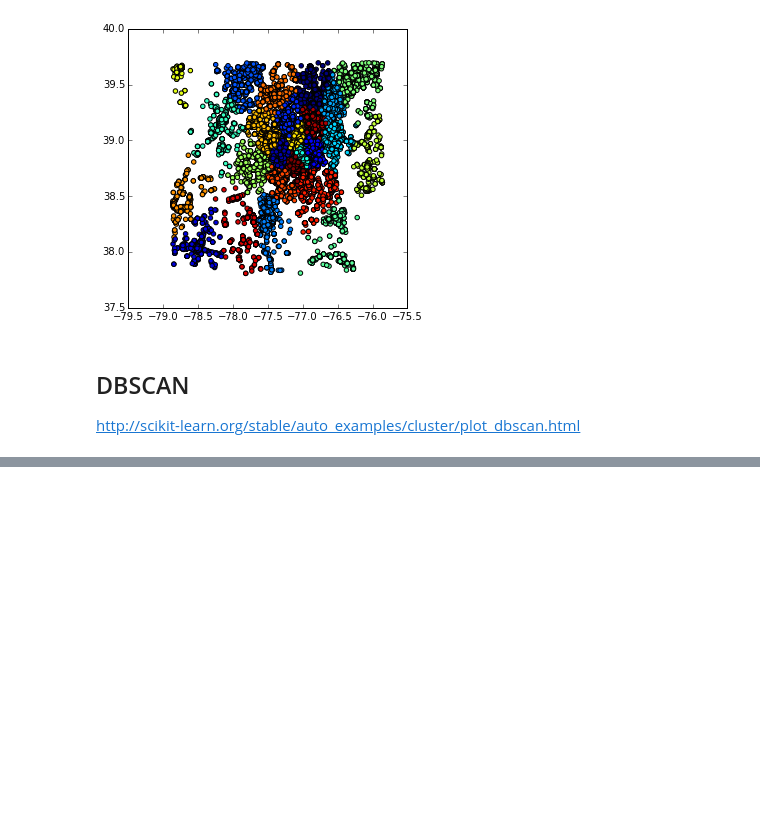
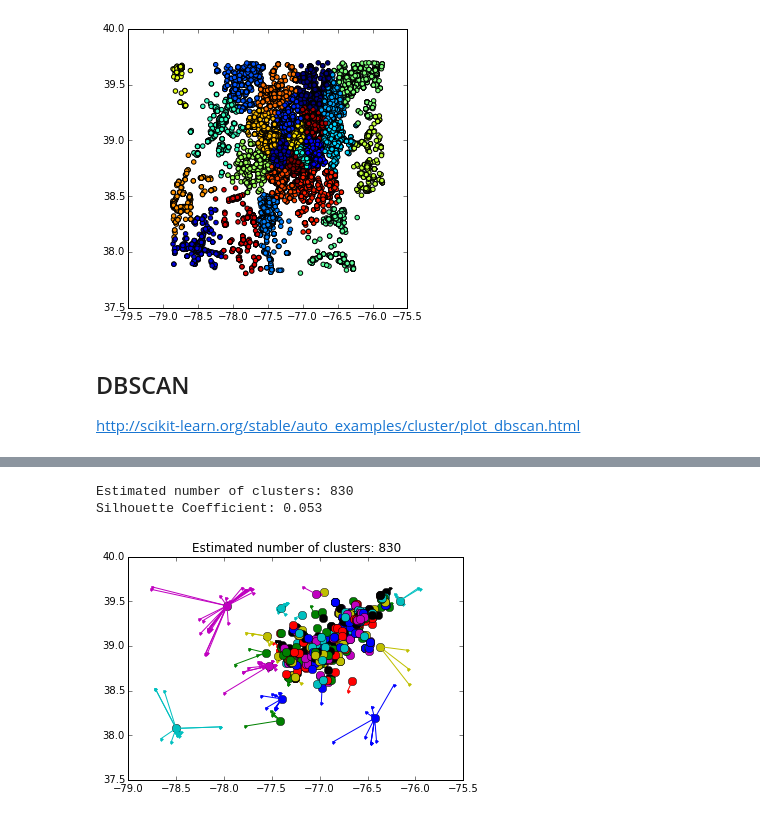
Before and after one commit to GeoBbox/geobbox, a Jupyter notebook: analysis/notebooks/Tweet-scratchpad.ipynb, the cells around one changed output, grey strips where cells are left out. Cells and saved outputs as stored; diff of their text form; code cells hidden in the pictures; blank space fills up the shorter version.

```diff
--- a/analysis/notebooks/Tweet-scratchpad.ipynb
+++ b/analysis/notebooks/Tweet-scratchpad.ipynb
@@ -179,0 +174,6 @@ plt.show()
+# %%
+compute_affinity(df, 1000) #preference = -10
+# %% [output]
+Estimated number of clusters: 830
+Silhouette Coefficient: 0.053
+[figure, added]
```
Also changed, not shown: parts of 17 cells of this notebook.
